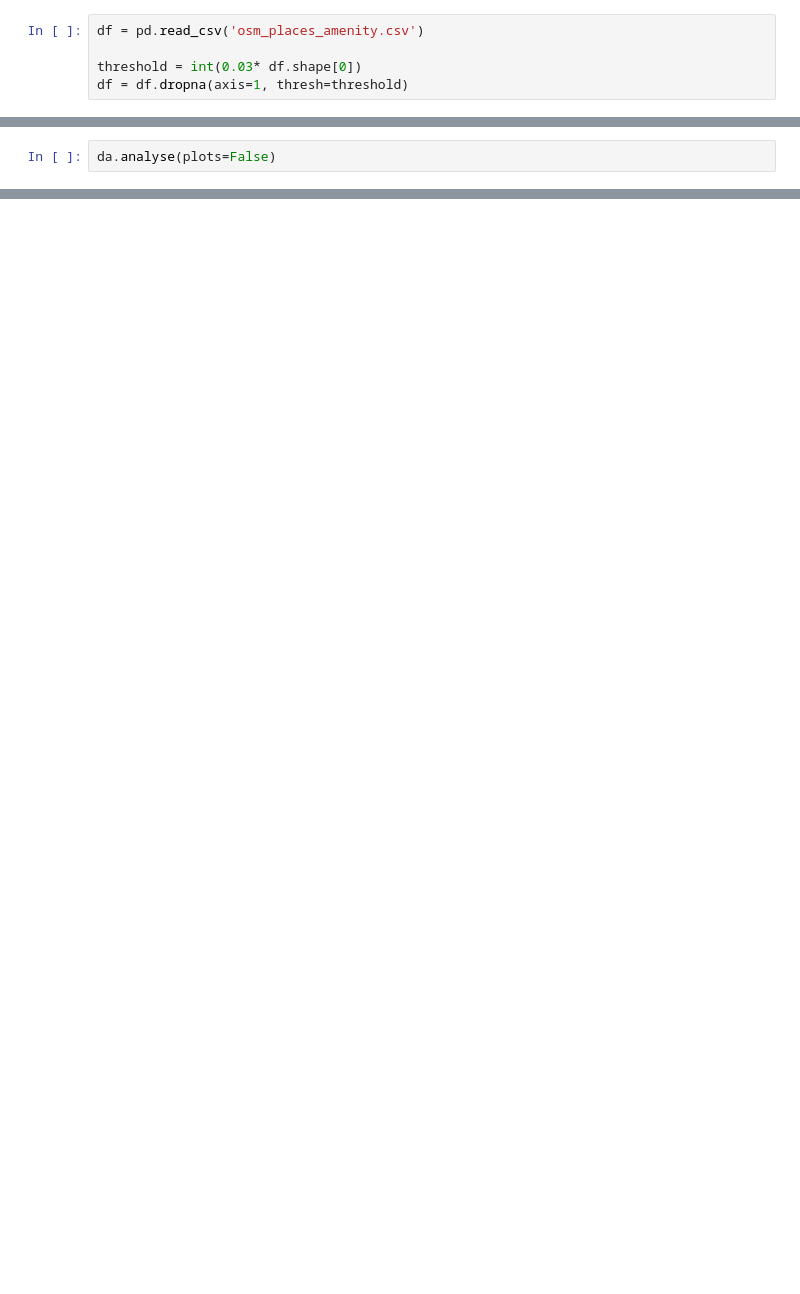
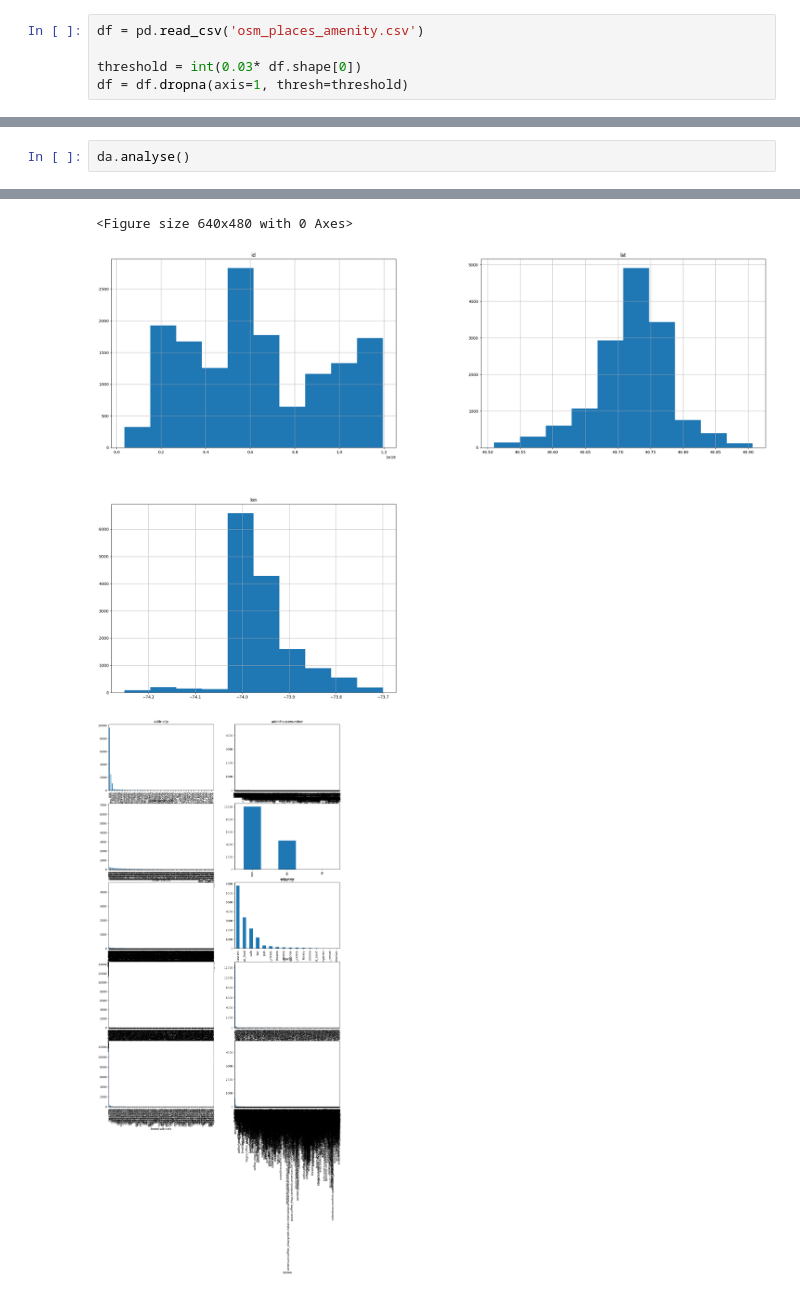
Before and after one commit to eoinmtreacy/pinbox, a Jupyter notebook: ml_pipeline/data_evaluation/osm_places/osm_amenities_data_analysis_new.ipynb, the cells around one changed output, grey strips where cells are left out. Saved outputs shown, nothing was run; the diff lists cells and outputs as text; blank space fills up the shorter version.

```diff
--- a/ml_pipeline/data_evaluation/osm_places/osm_amenities_data_analysis_new.ipynb
+++ b/ml_pipeline/data_evaluation/osm_places/osm_amenities_data_analysis_new.ipynb
@@ -38,7 +38,7 @@ indoor_seating: object
 
  Convert column types to desired ones before continuing
 # %%
-da.analyse(plots=False)
+da.analyse()
 # %% [output]
 Number of duplicate rows: 0
 id 0
@@ -59,0 +60,3 @@ lon -7.397392e+01 -7.392907e+01 -7.370026e+01       0.0  14967
+<Figure size 640x480 with 0 Axes>
+[figure, added]
+[figure, added]
```
Also changed, not shown: parts of 9 cells of this notebook, 15 other files.
